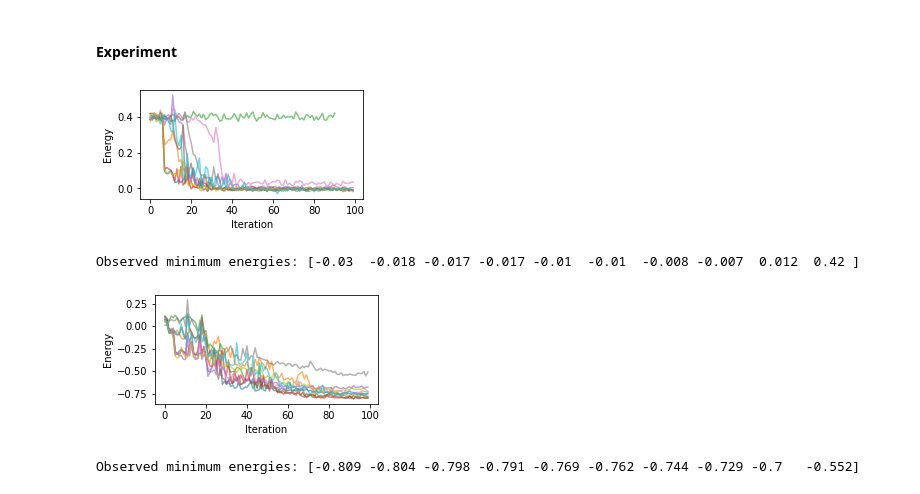
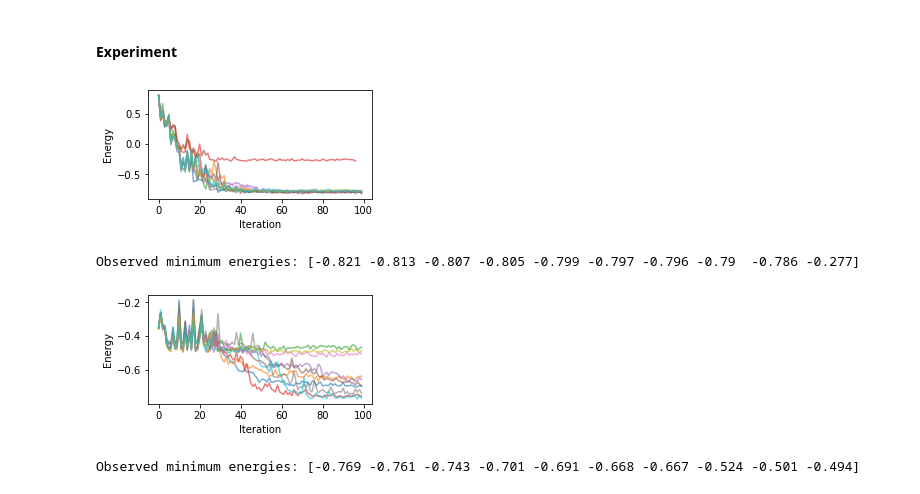
Before and after one commit to lao8n/ox_quantum, a Jupyter notebook: assignment/assignment.ipynb, the cells around one changed output. Drawn from its saved outputs; the diff is of its cells as text; code cells hidden in the pictures.

```diff
--- a/assignment/assignment.ipynb
+++ b/assignment/assignment.ipynb
@@ -940,7 +972,7 @@ def make_obj_fun(ansatz, obs, required_paulis, qubits, simulator):
         state_prep = ansatz.assign_parameters({
             p: v for p, v in zip(ansatz.parameters, param_vals)
         })
-        tomography_counts = req_tomography_counts(state_prep, set(required_paulis.values()), backend=simulator)
+        tomography_counts = req_tomography_counts(state_prep, qubits, set(required_paulis.values()), backend=simulator)
         tomography_counts = marginalised_paulis_by_group(qubits, obs, required_paulis, tomography_counts)
         obj_val = expected_values(len(qubits), obs, tomography_counts)
         hist["obj_val"].append(obj_val)
@@ -948,10 +980,10 @@ def make_obj_fun(ansatz, obs, required_paulis, qubits, simulator):
         return obj_val
     return obj_fun, hist
 
-def req_tomography_counts(state_prep: QuantumCircuit, required_paulis_list: List[str],  r2l: bool = True, **kwargs):
+def req_tomography_counts(state_prep: QuantumCircuit, qubits, required_paulis_list: List[str],  r2l: bool = True, **kwargs):
     circ = state_prep.copy();
     circ.add_register(ClassicalRegister(state_prep.num_qubits))
-    tomography_circuits = {pauli: circ.compose(pauli_meas(pauli, r2l=r2l)) for pauli in required_paulis_list}
+    tomography_circuits = {pauli: circ.compose(pauli_meas(qubits, pauli, r2l=r2l)) for pauli in required_paulis_list}
     batch = list(tomography_circuits.values())
     job = execute(batch, **kwargs)
     counts_list = job.result().get_counts()
@@ -962,7 +994,7 @@ def pauli_meas(qubits, pauli: str, *, r2l: bool = True) -> QuantumCircuit:
     """
         Applies a Pauli measurement to each qubit, specified by a given Paulistring,
         with I indicating that the qubits should not be measured.
-        The number of qubits is the length of `paulis`.
+        The number of qubits is the length of `pauli`.
         The optional `r2l` kwarg determines whether the Paulistring is to be read right-to-left
         (default, consistent with Qiskit's own ordering) or left-to-right.
     """
@@ -970,26 +1002,26 @@ def pauli_meas(qubits, pauli: str, *, r2l: bool = True) -> QuantumCircuit:
     assert len(pauli) >= 1
     if r2l:
         # If paulistring is to be read right-to-left, invert it:
-        paulis = paulis[::-1]
-    n = len(paulis)
-    # only qubits `q` with `paulis[q] != "I"` are measured:
-    qubits_to_measure = qubits_to_measure(qubits, pauli)
-    measured_qubits = [q for q in range(n) if paulis[q] != "I"]
+        pauli = pauli[::-1]
+    n = len(pauli)
+    # only qubits `q` with `pauli[q] != "I"` are measured:
+    qubits_to_measure = select_qubits_to_measure(qubits, pauli)
+    # measured_qubits = [q for q in range(n) if pauli[q] != "I"]
     circ = QuantumCircuit(n, n)
-    for q in measured_qubits:
-        # for measured qubits, change basis from `paulis[q]` to Z basis:
-        g = basis_change_gate[paulis[q]]
+    for i, q in enumerate(qubits_to_measure):
+        # for measured qubits, change basis from `pauli[q]` to Z basis:
+        g = basis_change_gate[pauli[i]]
         getattr(circ, g)(q) # this is `circ.h(q)`, `circ.sx(q)` or `circ.i(q)`
     # measure qubits `q` in Z basis, store outcome at position `q` of classical reg:
-    circ.measure(measured_qubits, qubits_to_measure)
+    circ.measure(qubits_to_measure, qubits_to_measure)
     return circ
 
 def expected_values(used_qubits, obs: Mapping[str, float], tomography_counts):
     # compute expectation values:
     expvals = {"I"*used_qubits: 1.0} | {
-        paulis: expval(counts) for paulis, counts in tomography_counts.items()
+        pauli: expval(counts) for pauli, counts in tomography_counts.items()
     }
-    return sum(obs_val*expvals[paulis] for paulis, obs_val in obs.items())
+    return sum(obs_val*expvals[pauli] for pauli, obs_val in obs.items())
 
 #Entry `B: g` is the gate to change from basis `B` to Z basis.
 basis_change_gate = {"X": "h", "Y": "sx", "Z": "i"}
@@ -1011,34 +1043,32 @@ rng = np.random.default_rng(seed=0)
 nparams = len(h2_ansatz.parameters)
 optimizer = COBYLA(maxiter=100)
 min_energy_list = []; opt_param_vals_list = []
-plt.figure(figsize=(4,2))
+plt.figure(figsize=(8,4))
 for _ in range(10):
     obj_fun, hist = make_obj_fun(h2_ansatz, h2_ham, h2_req_paulis, h2_ansatz_qubits, simulator=AerSimulator())
-    opt, e, _ = optimizer.optimize(nparams, obj_fun,
-                                   initial_point=rng.uniform(-0.1, 0.1, size=nparams))
+    opt, e, _ = optimizer.optimize(nparams, obj_fun, initial_point=rng.uniform(-0.1, 0.1, size=nparams))
     min_energy_list.append(e); opt_param_vals_list.append(opt)
     plt.plot(hist["obj_val"], alpha=0.6)
 plt.xlabel("Iteration"); plt.ylabel("Energy"); plt.show()
 print("Observed minimum energies:", np.around(sorted(min_energy_list), 3))
 # %% [output]
-[figure, old version]
+[figure, new version]
-Observed minimum energies: [-0.03  -0.018 -0.017 -0.017 -0.01  -0.01  -0.008 -0.007  0.012  0.42 ]
+Observed minimum energies: [-0.821 -0.813 -0.807 -0.805 -0.799 -0.797 -0.796 -0.79  -0.786 -0.277]
 # %%
 rng = np.random.default_rng(seed=0)
 nparams = len(lih_ansatz.parameters)
 optimizer = COBYLA(maxiter=100)
 min_energy_list = []; opt_param_vals_list = []
-plt.figure(figsize=(4,2))
+plt.figure(figsize=(8,4))
 for _ in range(10):
     obj_fun, hist = make_obj_fun(lih_ansatz, lih_ham, lih_req_paulis, lih_ansatz_qubits, simulator=AerSimulator())
-    opt, e, _ = optimizer.optimize(nparams, obj_fun,
-                                   initial_point=rng.uniform(-0.1, 0.1, size=nparams))
+    opt, e, _ = optimizer.optimize(nparams, obj_fun, initial_point=rng.uniform(-0.1, 0.1, size=nparams))
     min_energy_list.append(e); opt_param_vals_list.append(opt)
     plt.plot(hist["obj_val"], alpha=0.6)
 plt.xlabel("Iteration"); plt.ylabel("Energy"); plt.show()
 print("Observed minimum energies:", np.around(sorted(min_energy_list), 3))
 # %% [output]
-[figure, old version]
+[figure, new version]
-Observed minimum energies: [-0.809 -0.804 -0.798 -0.791 -0.769 -0.762 -0.744 -0.729 -0.7   -0.552]
+Observed minimum energies: [-0.769 -0.761 -0.743 -0.701 -0.691 -0.668 -0.667 -0.524 -0.501 -0.494]
 # %%
 rng = np.random.default_rng(seed=0)
```
Also changed, not shown: parts of 9 cells of this notebook.
